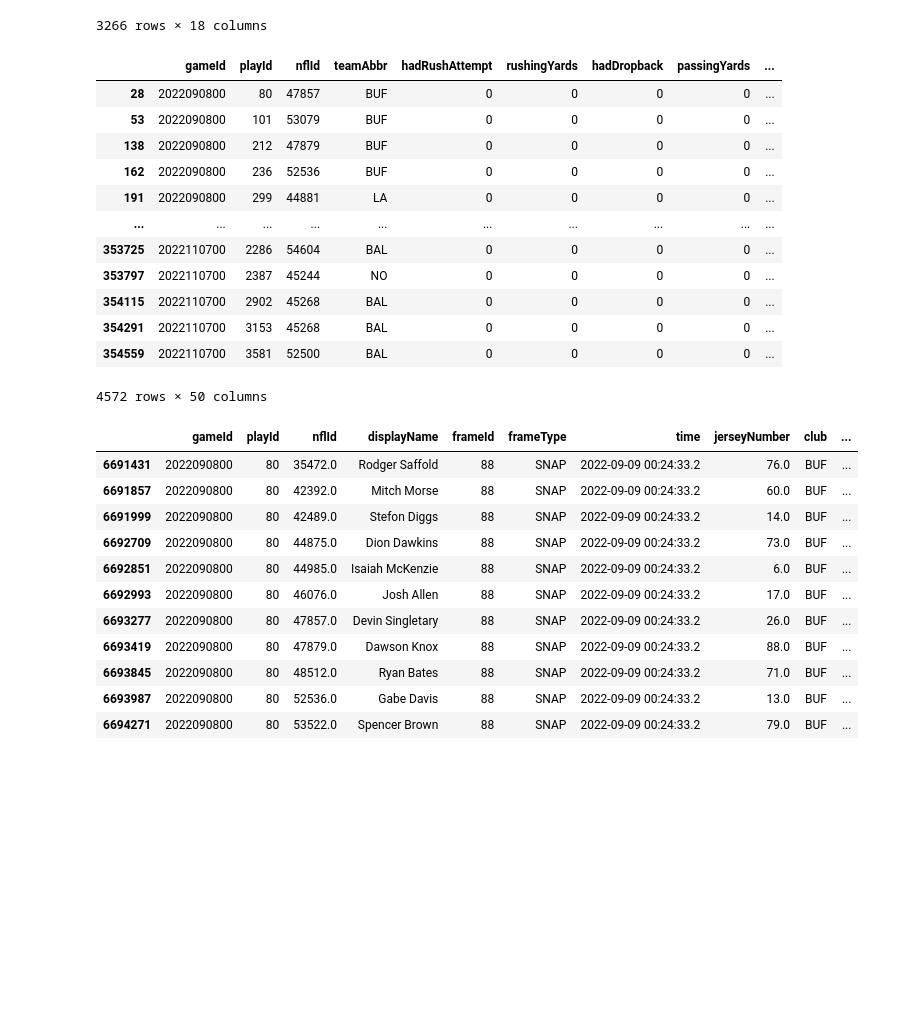
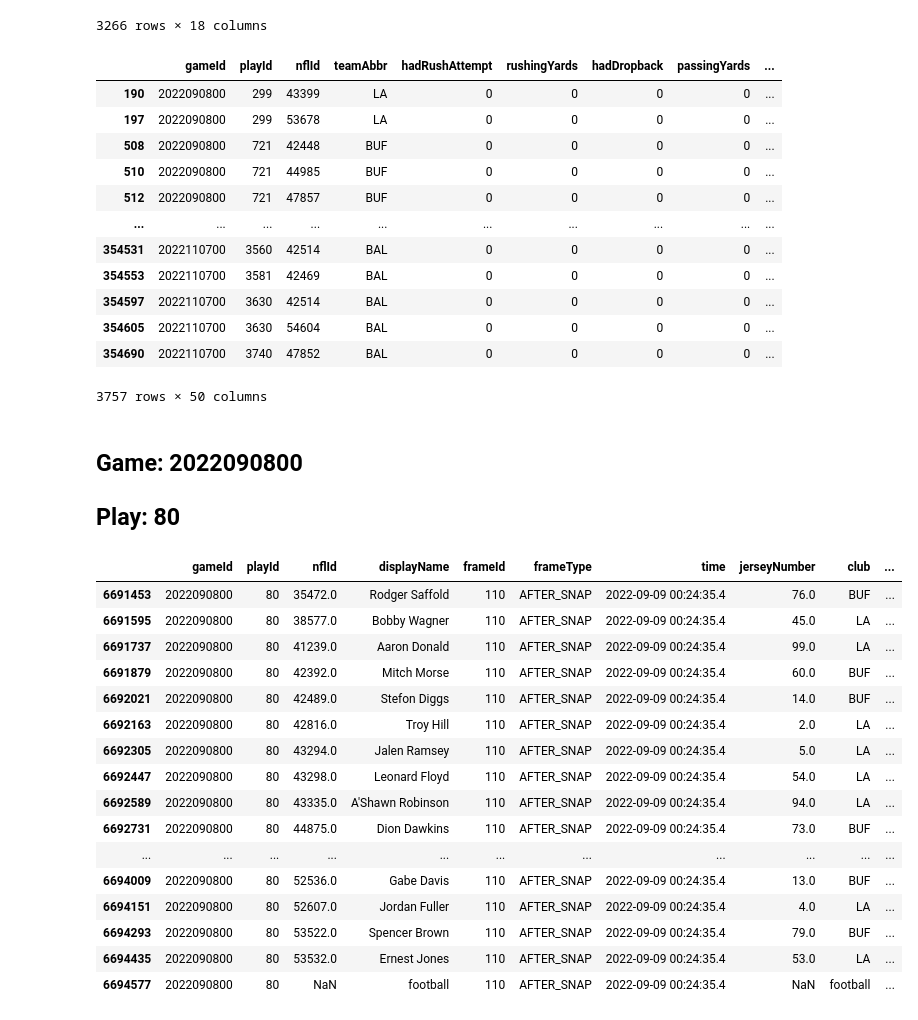
Before and after one commit to lucca-ferraz/bigdatabowl2025, a Jupyter notebook: BDB_EDA.ipynb, the cells around one changed output. Drawn from its saved outputs; the diff is of its cells as text; code cells hidden in the pictures; blank space fills up the shorter version.

```diff
--- a/BDB_EDA.ipynb
+++ b/BDB_EDA.ipynb
@@ -116,21 +116,24 @@ tracking_df[(tracking_df['gameId'] == 2022090800)
 # %%
 player_play[(player_play['inMotionAtBallSnap'] == True)] # 4572
 player_play[(player_play['shiftSinceLineset'] == True)] # 3757
-player_play[(player_play['motionSinceLineset'] == True)] # 5822
+#player_play[(player_play['motionSinceLineset'] == True)] # 5822
 # %% [output]
 |  | gameId | playId | nflId | teamAbbr | hadRushAttempt | rushingYards | hadDropback | passingYards | ... |
-| 28 | 2022090800 | 80 | 47857 | BUF | 0 | 0 | 0 | 0 | ... |
-| 53 | 2022090800 | 101 | 53079 | BUF | 0 | 0 | 0 | 0 | ... |
-| 138 | 2022090800 | 212 | 47879 | BUF | 0 | 0 | 0 | 0 | ... |
-| 162 | 2022090800 | 236 | 52536 | BUF | 0 | 0 | 0 | 0 | ... |
-| 191 | 2022090800 | 299 | 44881 | LA | 0 | 0 | 0 | 0 | ... |
+| 190 | 2022090800 | 299 | 43399 | LA | 0 | 0 | 0 | 0 | ... |
+| 197 | 2022090800 | 299 | 53678 | LA | 0 | 0 | 0 | 0 | ... |
+| 508 | 2022090800 | 721 | 42448 | BUF | 0 | 0 | 0 | 0 | ... |
+| 510 | 2022090800 | 721 | 44985 | BUF | 0 | 0 | 0 | 0 | ... |
+| 512 | 2022090800 | 721 | 47857 | BUF | 0 | 0 | 0 | 0 | ... |
 | ... | ... | ... | ... | ... | ... | ... | ... | ... | ... |
-| 353725 | 2022110700 | 2286 | 54604 | BAL | 0 | 0 | 0 | 0 | ... |
-| 353797 | 2022110700 | 2387 | 45244 | NO | 0 | 0 | 0 | 0 | ... |
-| 354115 | 2022110700 | 2902 | 45268 | BAL | 0 | 0 | 0 | 0 | ... |
-| 354291 | 2022110700 | 3153 | 45268 | BAL | 0 | 0 | 0 | 0 | ... |
-| 354559 | 2022110700 | 3581 | 52500 | BAL | 0 | 0 | 0 | 0 | ... |
+| 354531 | 2022110700 | 3560 | 42514 | BAL | 0 | 0 | 0 | 0 | ... |
+| 354553 | 2022110700 | 3581 | 42469 | BAL | 0 | 0 | 0 | 0 | ... |
+| 354597 | 2022110700 | 3630 | 42514 | BAL | 0 | 0 | 0 | 0 | ... |
+| 354605 | 2022110700 | 3630 | 54604 | BAL | 0 | 0 | 0 | 0 | ... |
+| 354690 | 2022110700 | 3740 | 47852 | BAL | 0 | 0 | 0 | 0 | ... |
-4572 rows × 50 columns
+3757 rows × 50 columns
+# %% [markdown]
+## Game: 2022090800
+## Play: 80
 # %%
 frame = 88
 # snap = 88, last frame = 142
@@ -153,19 +156,27 @@ play80_team2 = tracking_df[(tracking_df['gameId'] == 2022090800)
                            & (tracking_df['frameId'] == frame)
                            & (tracking_df['club'] == 'LA')]
 # %%
-play80[(play80['frameId'] == 88) & (play80['club'] == 'BUF')]
+play80[(play80['frameId'] == 30) & (play80['club'] == 'LA')]
 
+play80[(play80['frameId'] == 110) & (play80['club'] == 'BUF')]
+
+play80[(play80['frameId'] == 110)]
 # 4 D-Line players : Aaron Donald, Greg Gaines, A'Shawn Robinson, Leonard Floyd
 # %% [output]
 |  | gameId | playId | nflId | displayName | frameId | frameType | time | jerseyNumber | club | ... |
-| 6691431 | 2022090800 | 80 | 35472.0 | Rodger Saffold | 88 | SNAP | 2022-09-09 00:24:33.2 | 76.0 | BUF | ... |
-| 6691857 | 2022090800 | 80 | 42392.0 | Mitch Morse | 88 | SNAP | 2022-09-09 00:24:33.2 | 60.0 | BUF | ... |
-| 6691999 | 2022090800 | 80 | 42489.0 | Stefon Diggs | 88 | SNAP | 2022-09-09 00:24:33.2 | 14.0 | BUF | ... |
-| 6692709 | 2022090800 | 80 | 44875.0 | Dion Dawkins | 88 | SNAP | 2022-09-09 00:24:33.2 | 73.0 | BUF | ... |
-| 6692851 | 2022090800 | 80 | 44985.0 | Isaiah McKenzie | 88 | SNAP | 2022-09-09 00:24:33.2 | 6.0 | BUF | ... |
-| 6692993 | 2022090800 | 80 | 46076.0 | Josh Allen | 88 | SNAP | 2022-09-09 00:24:33.2 | 17.0 | BUF | ... |
-| 6693277 | 2022090800 | 80 | 47857.0 | Devin Singletary | 88 | SNAP | 2022-09-09 00:24:33.2 | 26.0 | BUF | ... |
-| 6693419 | 2022090800 | 80 | 47879.0 | Dawson Knox | 88 | SNAP | 2022-09-09 00:24:33.2 | 88.0 | BUF | ... |
-| 6693845 | 2022090800 | 80 | 48512.0 | Ryan Bates | 88 | SNAP | 2022-09-09 00:24:33.2 | 71.0 | BUF | ... |
-| 6693987 | 2022090800 | 80 | 52536.0 | Gabe Davis | 88 | SNAP | 2022-09-09 00:24:33.2 | 13.0 | BUF | ... |
-| 6694271 | 2022090800 | 80 | 53522.0 | Spencer Brown | 88 | SNAP | 2022-09-09 00:24:33.2 | 79.0 | BUF | ... |
+| 6691453 | 2022090800 | 80 | 35472.0 | Rodger Saffold | 110 | AFTER_SNAP | 2022-09-09 00:24:35.4 | 76.0 | BUF | ... |
+| 6691595 | 2022090800 | 80 | 38577.0 | Bobby Wagner | 110 | AFTER_SNAP | 2022-09-09 00:24:35.4 | 45.0 | LA | ... |
+| 6691737 | 2022090800 | 80 | 41239.0 | Aaron Donald | 110 | AFTER_SNAP | 2022-09-09 00:24:35.4 | 99.0 | LA | ... |
+| 6691879 | 2022090800 | 80 | 42392.0 | Mitch Morse | 110 | AFTER_SNAP | 2022-09-09 00:24:35.4 | 60.0 | BUF | ... |
+| 6692021 | 2022090800 | 80 | 42489.0 | Stefon Diggs | 110 | AFTER_SNAP | 2022-09-09 00:24:35.4 | 14.0 | BUF | ... |
+| 6692163 | 2022090800 | 80 | 42816.0 | Troy Hill | 110 | AFTER_SNAP | 2022-09-09 00:24:35.4 | 2.0 | LA | ... |
+| 6692305 | 2022090800 | 80 | 43294.0 | Jalen Ramsey | 110 | AFTER_SNAP | 2022-09-09 00:24:35.4 | 5.0 | LA | ... |
+| 6692447 | 2022090800 | 80 | 43298.0 | Leonard Floyd | 110 | AFTER_SNAP | 2022-09-09 00:24:35.4 | 54.0 | LA | ... |
+| 6692589 | 2022090800 | 80 | 43335.0 | A'Shawn Robinson | 110 | AFTER_SNAP | 2022-09-09 00:24:35.4 | 94.0 | LA | ... |
+| 6692731 | 2022090800 | 80 | 44875.0 | Dion Dawkins | 110 | AFTER_SNAP | 2022-09-09 00:24:35.4 | 73.0 | BUF | ... |
+| ... | ... | ... | ... | ... | ... | ... | ... | ... | ... | ... |
+| 6694009 | 2022090800 | 80 | 52536.0 | Gabe Davis | 110 | AFTER_SNAP | 2022-09-09 00:24:35.4 | 13.0 | BUF | ... |
+| 6694151 | 2022090800 | 80 | 52607.0 | Jordan Fuller | 110 | AFTER_SNAP | 2022-09-09 00:24:35.4 | 4.0 | LA | ... |
+| 6694293 | 2022090800 | 80 | 53522.0 | Spencer Brown | 110 | AFTER_SNAP | 2022-09-09 00:24:35.4 | 79.0 | BUF | ... |
+| 6694435 | 2022090800 | 80 | 53532.0 | Ernest Jones | 110 | AFTER_SNAP | 2022-09-09 00:24:35.4 | 53.0 | LA | ... |
+| 6694577 | 2022090800 | 80 | NaN | football | 110 | AFTER_SNAP | 2022-09-09 00:24:35.4 | NaN | football | ... |
```
Also changed, not shown: parts of 12 cells of this notebook.
